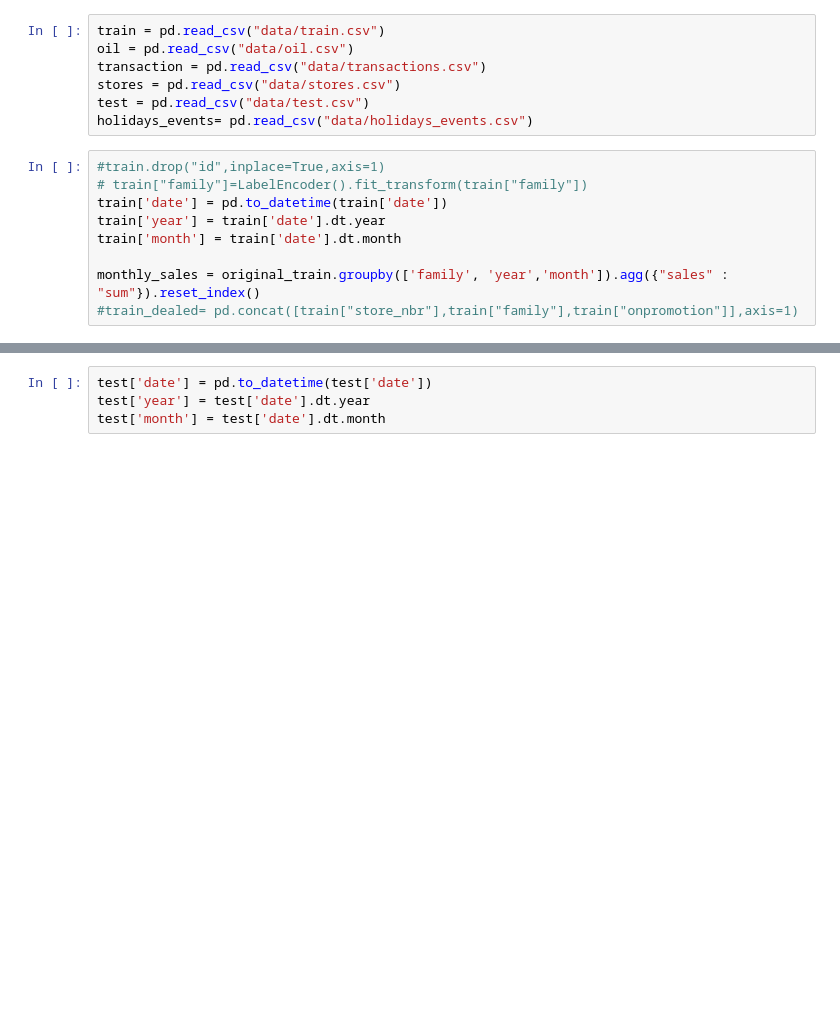
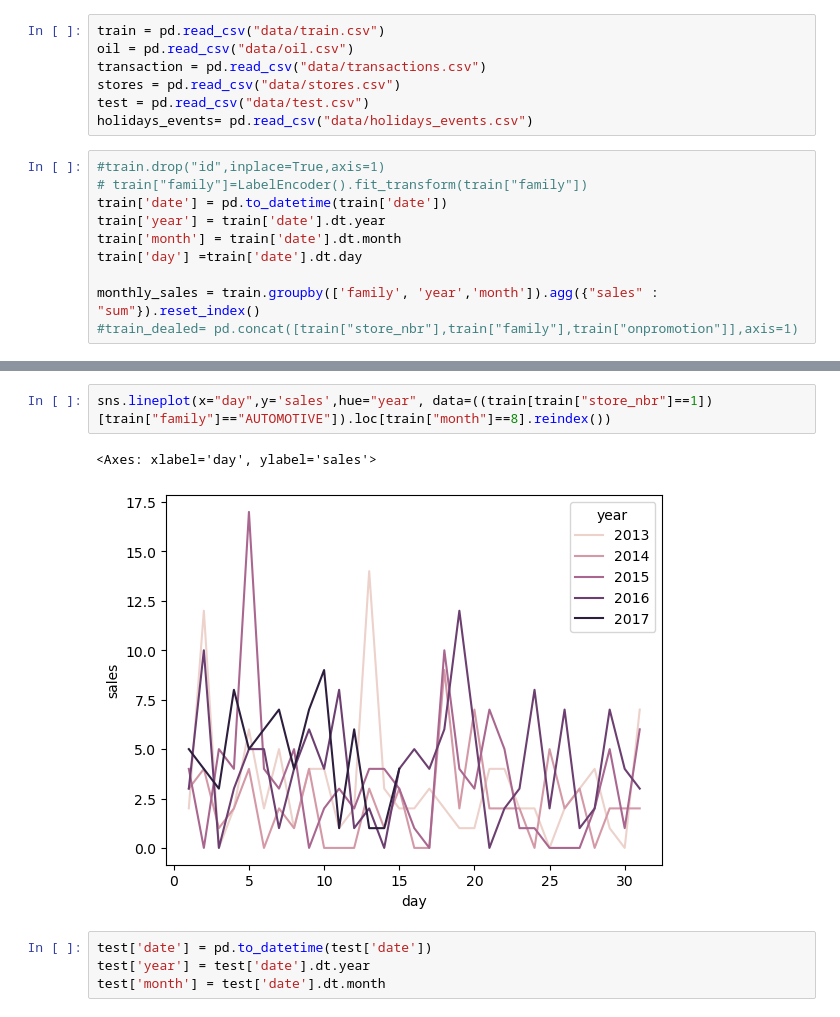
Before and after one commit to lomvix/time-series-study, a Jupyter notebook: Time Series Forecasting.ipynb, the cells around one changed output, grey strips where cells are left out. Drawn from its saved outputs; the diff is of its cells as text; blank space fills up the shorter version.

```diff
--- a/Time Series Forecasting.ipynb
+++ b/Time Series Forecasting.ipynb
@@ -1014,7 +1018,8 @@ holidays_events= pd.read_csv("data/holidays_events.csv")
 train['date'] = pd.to_datetime(train['date'])
 train['year'] = train['date'].dt.year
 train['month'] = train['date'].dt.month
+train['day'] =train['date'].dt.day
 
-monthly_sales = original_train.groupby(['family', 'year','month']).agg({"sales" : "sum"}).reset_index()
+monthly_sales = train.groupby(['family', 'year','month']).agg({"sales" : "sum"}).reset_index()
 #train_dealed= pd.concat([train["store_nbr"],train["family"],train["onpromotion"]],axis=1)
 # %%
@@ -1026,3 +1068,8 @@ AttributeError: 'list' object has no attribute 'iloc'
+# %%
+sns.lineplot(x="day",y='sales',hue="year", data=((train[train["store_nbr"]==1])[train["family"]=="AUTOMOTIVE"]).loc[train["month"]==8].reindex())
+# %% [output]
+<Axes: xlabel='day', ylabel='sales'>
+[figure, added]
 # %%
 test['date'] = pd.to_datetime(test['date'])
 test['year'] = test['date'].dt.year
```
Also changed, not shown: parts of 9 cells of this notebook.
